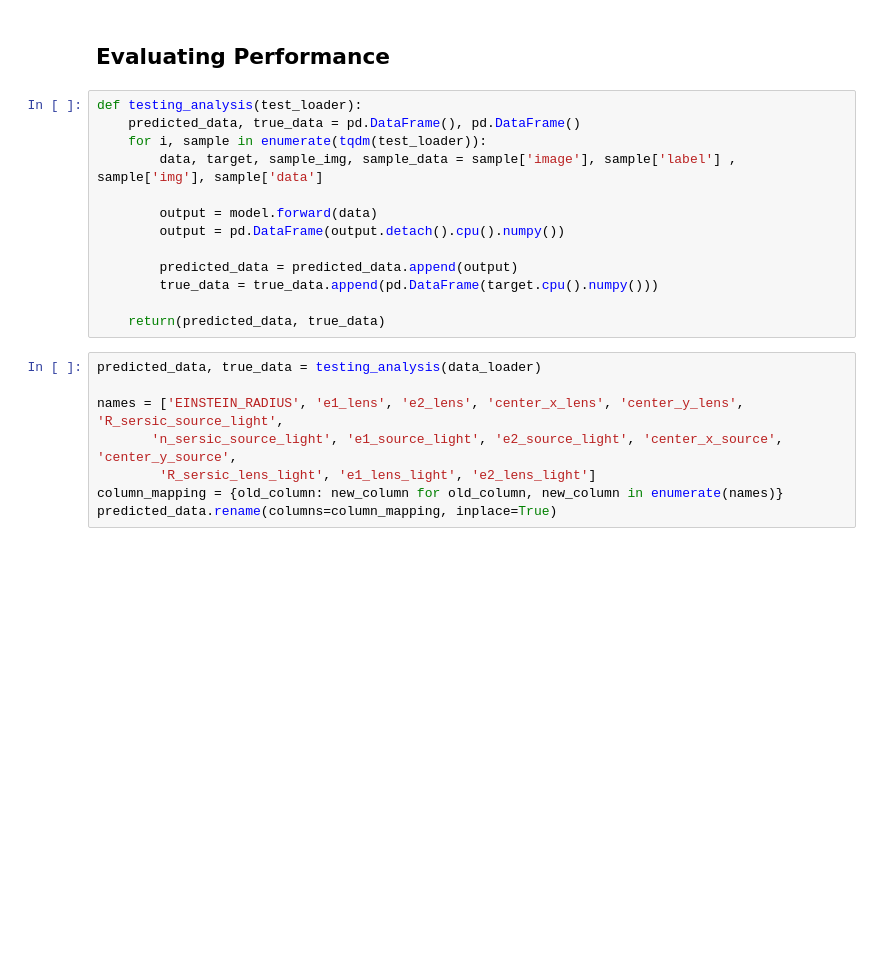
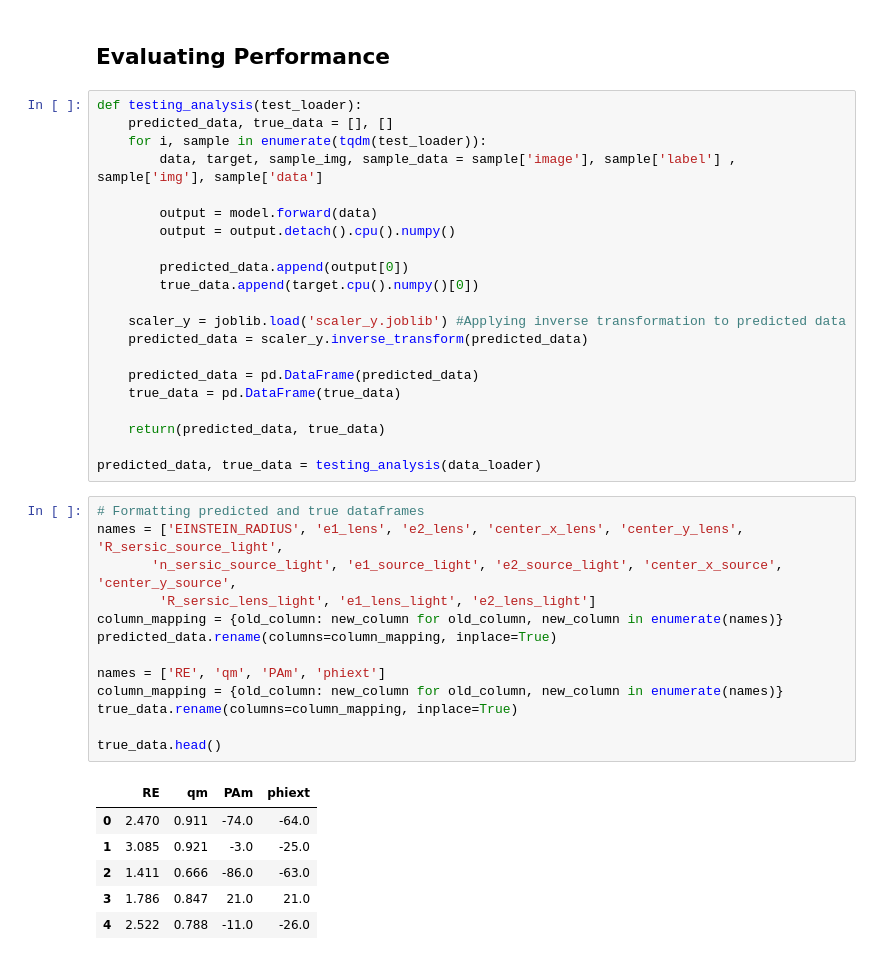
Before and after one commit to JimenaGonzalez/Hybrid_SL_Modeling, a Jupyter notebook: Regression/ML/Performance_Rojas.ipynb, the cells around one changed output. Drawn from its saved outputs; the diff is of its cells as text; blank space fills up the shorter version.

```diff
--- a/Regression/ML/Performance_Rojas.ipynb
+++ b/Regression/ML/Performance_Rojas.ipynb
@@ -148,22 +164,42 @@ torch.Size([59, 4])
 ## Evaluating Performance
 # %%
 def testing_analysis(test_loader):
-    predicted_data, true_data = pd.DataFrame(), pd.DataFrame()
+    predicted_data, true_data = [], []
     for i, sample in enumerate(tqdm(test_loader)):
         data, target, sample_img, sample_data = sample['image'], sample['label'] , sample['img'], sample['data']
 
         output = model.forward(data)
-        output = pd.DataFrame(output.detach().cpu().numpy())
+        output = output.detach().cpu().numpy()
 
-        predicted_data = predicted_data.append(output)
-        true_data = true_data.append(pd.DataFrame(target.cpu().numpy()))
+        predicted_data.append(output[0])
+        true_data.append(target.cpu().numpy()[0])
+
+    scaler_y = joblib.load('scaler_y.joblib') #Applying inverse transformation to predicted data
+    predicted_data = scaler_y.inverse_transform(predicted_data)
+
+    predicted_data = pd.DataFrame(predicted_data)
+    true_data = pd.DataFrame(true_data)
 
     return(predicted_data, true_data)
+
+predicted_data, true_data = testing_analysis(data_loader)
 # %%
-predicted_data, true_data = testing_analysis(data_loader)
-
+# Formatting predicted and true dataframes
 names = ['EINSTEIN_RADIUS', 'e1_lens', 'e2_lens', 'center_x_lens', 'center_y_lens', 'R_sersic_source_light',
        'n_sersic_source_light', 'e1_source_light', 'e2_source_light', 'center_x_source', 'center_y_source',
         'R_sersic_lens_light', 'e1_lens_light', 'e2_lens_light']
 column_mapping = {old_column: new_column for old_column, new_column in enumerate(names)}
 predicted_data.rename(columns=column_mapping, inplace=True)
+
+names = ['RE', 'qm', 'PAm', 'phiext']
+column_mapping = {old_column: new_column for old_column, new_column in enumerate(names)}
+true_data.rename(columns=column_mapping, inplace=True)
+
+true_data.head()
+# %% [output]
+|  | RE | qm | PAm | phiext |
+| 0 | 2.470 | 0.911 | -74.0 | -64.0 |
+| 1 | 3.085 | 0.921 | -3.0 | -25.0 |
+| 2 | 1.411 | 0.666 | -86.0 | -63.0 |
+| 3 | 1.786 | 0.847 | 21.0 | 21.0 |
+| 4 | 2.522 | 0.788 | -11.0 | -26.0 |
```
Also changed, not shown: parts of 14 cells of this notebook, 1 other file.
